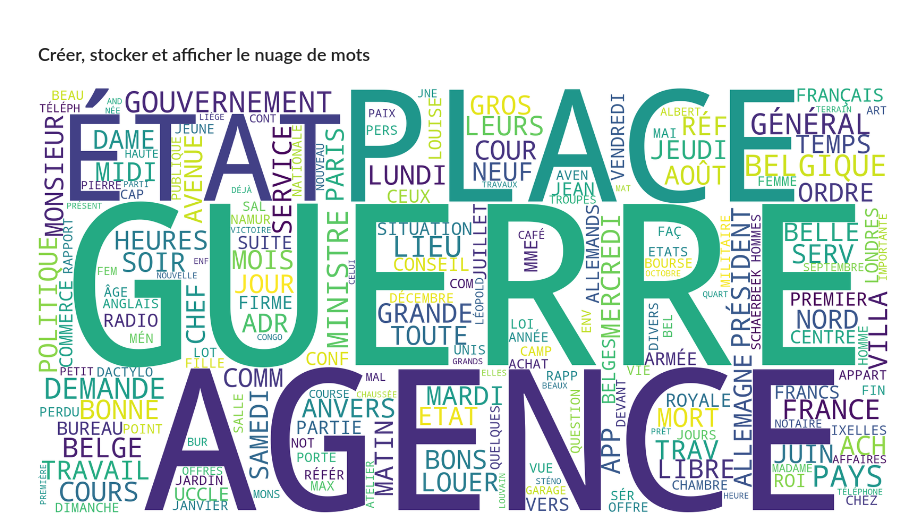
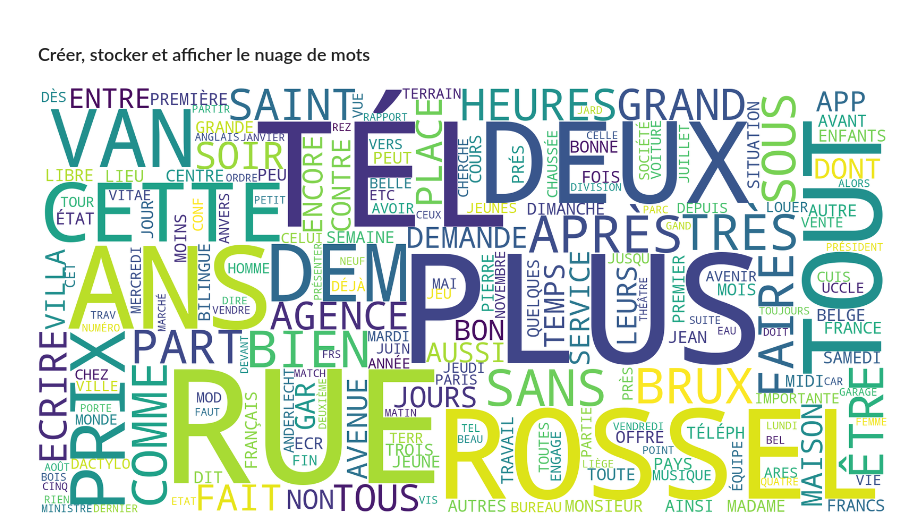
Before and after one commit to tdeganck/TAC, a Jupyter notebook: tps/tp2/s2_wordcloud.ipynb, the cells around one changed output. Drawn from its saved outputs; the diff is of its cells as text; code cells hidden in the pictures.

```diff
--- a/tps/tp2/s2_wordcloud.ipynb
+++ b/tps/tp2/s2_wordcloud.ipynb
@@ -99,0 +95,5 @@ print(frequencies.most_common(50))
+# %%
+with open(clean_path, 'r', encoding='utf-8') as f:
+    text_clean = f.read()
+
+Counter(text_clean.split()).most_common(30)
@@ -100,8 +118,10 @@ print(frequencies.most_common(50))
 # %% [markdown]
 ### Créer, stocker et afficher le nuage de mots
 # %%
-cloud = WordCloud(width=2000, height=1000, background_color='white').generate_from_frequencies(frequencies)
-cloud.to_file(os.path.join(temp_path, f"{year}.png"))
-Image(filename=os.path.join(temp_path, f"{year}.png"))
+freq = Counter(text_clean.split())  # ← crée le dictionnaire des fréquences
+
+cloud = WordCloud(width=2000, height=1000, background_color='white').generate_from_frequencies(freq)
+cloud.to_file(os.path.join(folder_path, f"corpus_{annee_choisie}.png"))
+Image(filename=os.path.join(folder_path, f"corpus_{annee_choisie}.png"))
 # %% [output]
-[figure, old version]
+[figure, new version]
```
Also changed, not shown: parts of 2 cells of this notebook.
